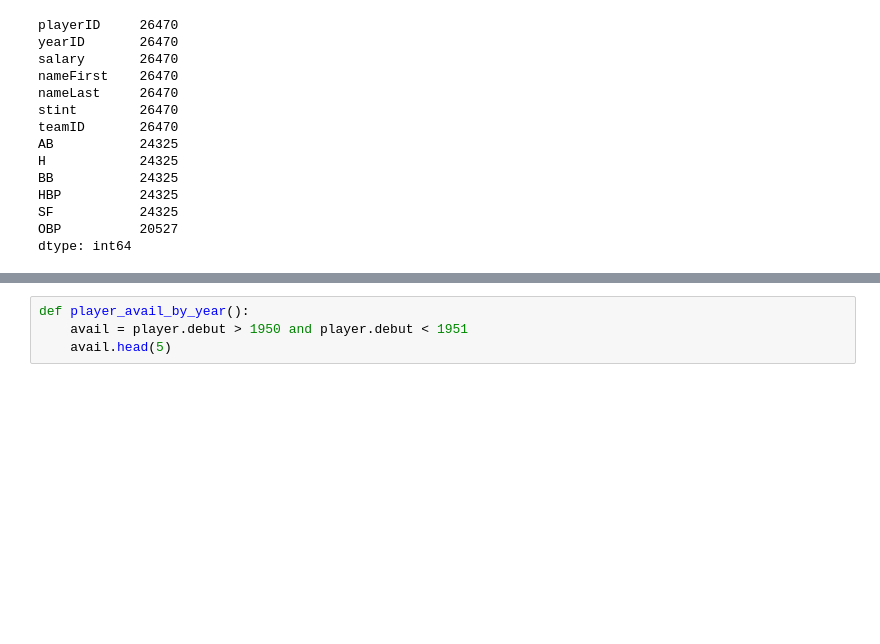
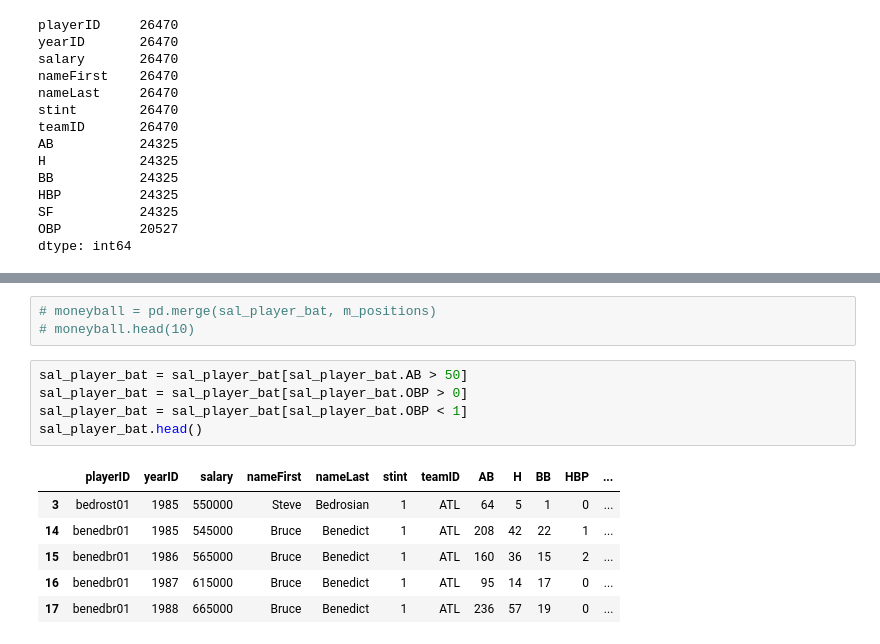
Before and after one commit to nckathleen/Moneyball, a Jupyter notebook: Moneyball.ipynb, the cells around one changed output, grey strips where cells are left out. Cells and saved outputs as stored; diff of their text form; blank space fills up the shorter version.

```diff
--- a/Moneyball.ipynb
+++ b/Moneyball.ipynb
@@ -143,4 +158,15 @@ sal_player_bat.head()
-# %%
-def player_avail_by_year():
-    avail = player.debut > 1950 and player.debut < 1951
-    avail.head(5)
+# %%
+# moneyball = pd.merge(sal_player_bat, m_positions)
+# moneyball.head(10)
+# %%
+sal_player_bat = sal_player_bat[sal_player_bat.AB > 50]
+sal_player_bat = sal_player_bat[sal_player_bat.OBP > 0]
+sal_player_bat = sal_player_bat[sal_player_bat.OBP < 1]
+sal_player_bat.head()
+# %% [output]
+|  | playerID | yearID | salary | nameFirst | nameLast | stint | teamID | AB | H | BB | HBP | ... |
+| 3 | bedrost01 | 1985 | 550000 | Steve | Bedrosian | 1 | ATL | 64 | 5 | 1 | 0 | ... |
+| 14 | benedbr01 | 1985 | 545000 | Bruce | Benedict | 1 | ATL | 208 | 42 | 22 | 1 | ... |
+| 15 | benedbr01 | 1986 | 565000 | Bruce | Benedict | 1 | ATL | 160 | 36 | 15 | 2 | ... |
+| 16 | benedbr01 | 1987 | 615000 | Bruce | Benedict | 1 | ATL | 95 | 14 | 17 | 0 | ... |
+| 17 | benedbr01 | 1988 | 665000 | Bruce | Benedict | 1 | ATL | 236 | 57 | 19 | 0 | ... |
```
Also changed, not shown: parts of 5 cells of this notebook.
